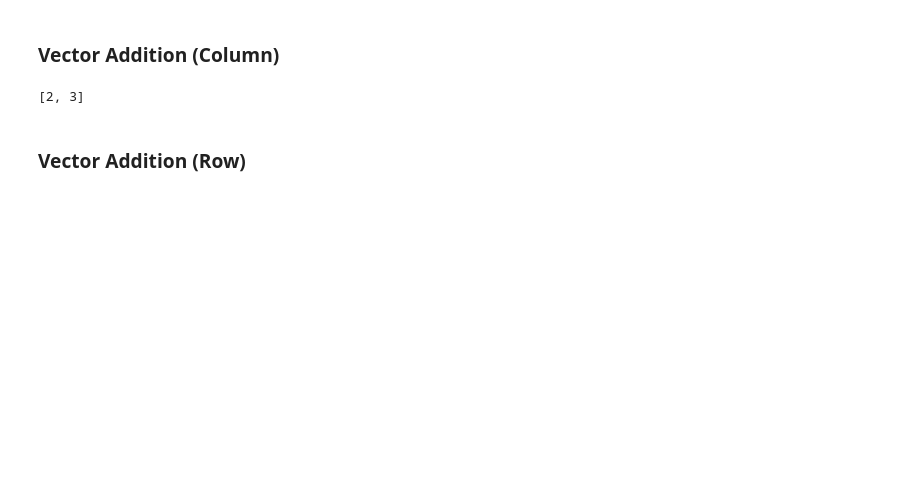
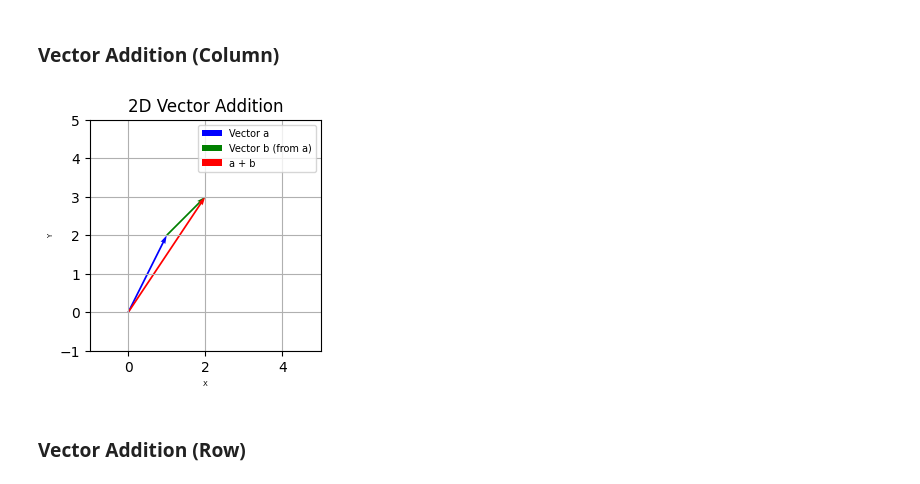
Before and after one commit to eigenlambda123/Project10X-LinearAlgebra, a Jupyter notebook: practice/1.1/vector_operations.ipynb, the cells around one changed output. Cells and saved outputs as stored; diff of their text form; code cells hidden in the pictures; blank space fills up the shorter version.

Commit message:
added vector_operation visualization

```diff
--- a/practice/1.1/vector_operations.ipynb
+++ b/practice/1.1/vector_operations.ipynb
@@ -1,18 +1,47 @@
 # %%
-a = [1, 2]
-b = [1, 1]
+v = [1, 2]
+w = [1, 1]
+
+scalar_a = 2
+scalar_b = 2
 # %% [markdown]
 ### Vector Addition (Column)
 # %%
+import matplotlib.pyplot as plt
+import numpy as np
+
+def vector_addition_visual(v1, v2, ans):
+    # Plot setup
+    plt.figure(figsize=(3, 3)) # cartesian size
+    ax = plt.gca()
+    ax.set_xlim(-1, 5)
+    ax.set_ylim(-1, 5)
+    ax.set_aspect('equal')
+    plt.grid(True)
+
+    # Draw vectors from origin
+    plt.quiver(0, 0, v1[0], v1[1], angles='xy', scale_units='xy', scale=1, color='blue', label='Vector a')
+    plt.quiver(v1[0], v1[1], v2[0], v2[1], angles='xy', scale_units='xy', scale=1, color='green', label='Vector b (from a)')
+    plt.quiver(0, 0, ans[0], ans[1], angles='xy', scale_units='xy', scale=1, color='red', label='a + b')
+
+    # Labels
+    plt.legend(fontsize=7)
+    plt.title("2D Vector Addition")
+    plt.xlabel("X", fontsize=5)
+    plt.ylabel("Y", fontsize=5)
+
+    plt.show()
+
 def add_col(v1, v2):
     res = []
     for i in range(len(v1)):
         res.append(v1[i] + v2[i])
     return res
 
-print(add_col(a, b))
+ans = add_col(v, w)
+vector_addition_visual(v, w, ans)
 # %% [output]
-[2, 3]
+[figure, added]
 # %% [markdown]
 ### Vector Addition (Row)
 # %%
```
Also changed, not shown: parts of 3 cells of this notebook, 1 other file.
